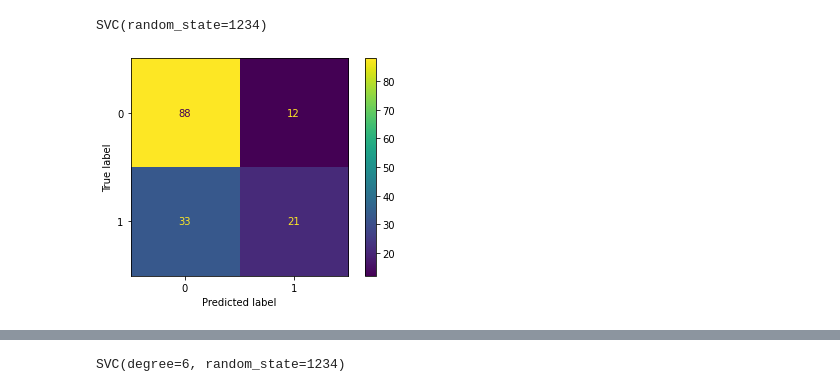
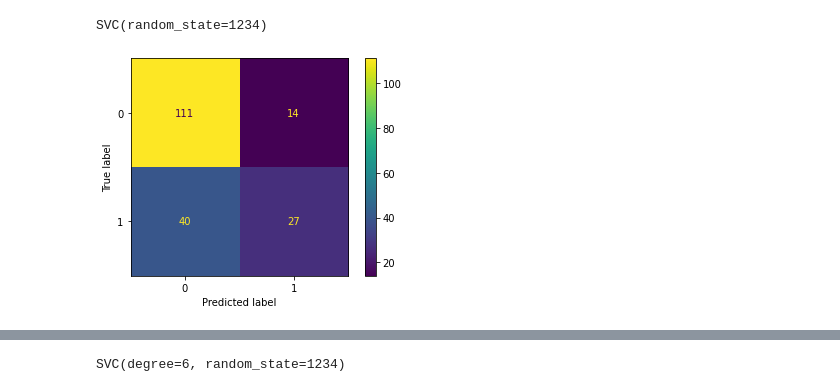
Before and after one commit to giovannidispoto/machine-and-deep-learning-playground, a Jupyter notebook: Diabetes.ipynb, the cells around one changed output, grey strips where cells are left out. Cells and saved outputs as stored; diff of their text form; code cells hidden in the pictures.

```diff
--- a/Diabetes.ipynb
+++ b/Diabetes.ipynb
@@ -53,7 +52,7 @@ features.describe()
 # %% [markdown]
 Train-Test split + handling missing values with medians
 # %%
-train, test = train_test_split(features, test_size=0.2, random_state=42, shuffle=True, stratify=labels)
+train, test = train_test_split(features, test_size=0.25, random_state=42, shuffle=True, stratify=labels)
 train_outcome = train.Outcome
 train_features = train.drop(columns=['Outcome'])
 
@@ -113,0 +119,24 @@ for column in train_features.columns:
+# %%
+train_IQR = pd.concat([train_features, train_outcome], axis = 1)
+
+def removeOutliers(data, col):
+    q3 = np.quantile(data[col], 0.75)
+    q1 = np.quantile(data[col], 0.25)
+    iqr = q3 - q1
+
+    print("IQR value for column %s is: %s" % (col, iqr))
+    global outlier_free_list
+    global filtered_data
+    lower_range = q1 - 1.5 * iqr
+    upper_range = q3 + 1.5 * iqr
+    outlier_free_list = [x for x in data[col] if (
+        (x > lower_range) & (x < upper_range))]
+    filtered_data = data.loc[data[col].isin(outlier_free_list)]
+
+for column in train_IQR.columns:
+  if(column != 'Outcome'):
+    removeOutliers(train_IQR, column)
+
+print("From", train_IQR.shape, "To", filtered_data.shape)
+train_features = filtered_data.drop(columns="Outcome")
+train_outcome = filtered_data.Outcome
@@ -120,7 +159,7 @@ svclassifier.fit(train_features,train_outcome)
 SVC(random_state=1234)
 # %%
 from sklearn.metrics import plot_confusion_matrix
-plot_confusion_matrix(svclassifier, test_features , test_outcome)
+plot_confusion_matrix(svclassifier, test_features , test_outcome, normalized='true')
 plt.show()
 # %% [output]
-[figure, old version]
+[figure, new version]
```
Also changed, not shown: parts of 26 cells of this notebook.
